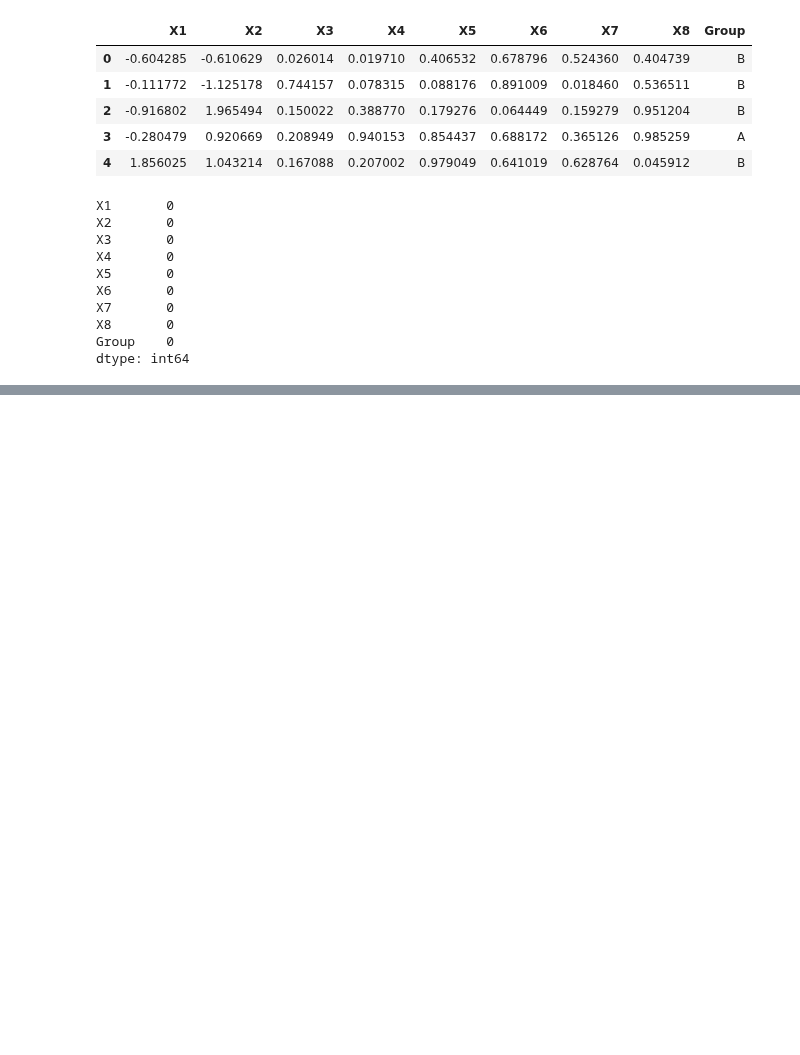
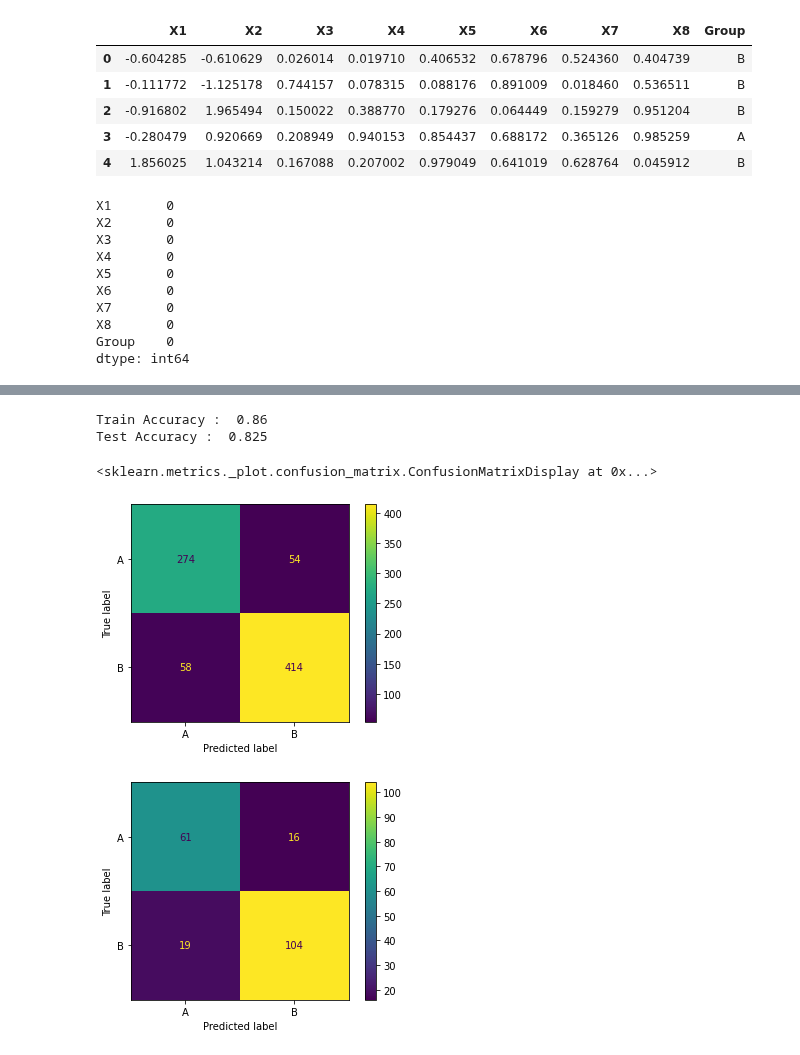
Before and after one commit to min-is/Chapman-University, a Jupyter notebook: CPSC 393 - Machine Learning/Homework/HW1_SP23.ipynb, the cells around one changed output, grey strips where cells are left out. Cells and saved outputs as stored; diff of their text form; code cells hidden in the pictures; blank space fills up the shorter version.

```diff
--- a/CPSC 393 - Machine Learning/Homework/HW1_SP23.ipynb
+++ b/CPSC 393 - Machine Learning/Homework/HW1_SP23.ipynb
@@ -116,0 +174,36 @@ Test AUC : 0.8166666666666668
+# %%
+# K-Nearest Neighbors
+
+# Creating model
+knn = KNeighborsClassifier()
+
+# Z-scoring
+z = make_column_transformer((StandardScaler(), predictors),
+                            remainder = "passthrough")
+
+# GridSearch for 'n_neighbors'
+param_grid = {'n_neighbors': np.arange(1, 30)}
+
+grid_search = GridSearchCV(knn, param_grid, cv = 5, scoring = 'accuracy')
+grid_search.fit(X_train, y_train)
+
+best_n_neighbors = grid_search.best_params_['n_neighbors']
+
+knn = KNeighborsClassifier(n_neighbors = best_n_neighbors)
+
+# Fitting model
+knn.fit(X_train, y_train)
+
+# Accuracy of the train and test set
+print('Train Accuracy : ', knn.score(X_train, y_train))
+print('Test Accuracy : ', knn.score(X_test, y_test))
+
+# ROC/AUC of the train and test set
+plot_confusion_matrix(knn, X_train, y_train)
+plot_confusion_matrix(knn, X_test, y_test)
+# %% [output]
+Train Accuracy :  0.86
+Test Accuracy :  0.825
+<sklearn.metrics._plot.confusion_matrix.ConfusionMatrixDisplay at 0x...>
+[figure, added]
+[figure, added]
```
Also changed, not shown: parts of 8 cells of this notebook, 1 other file.
